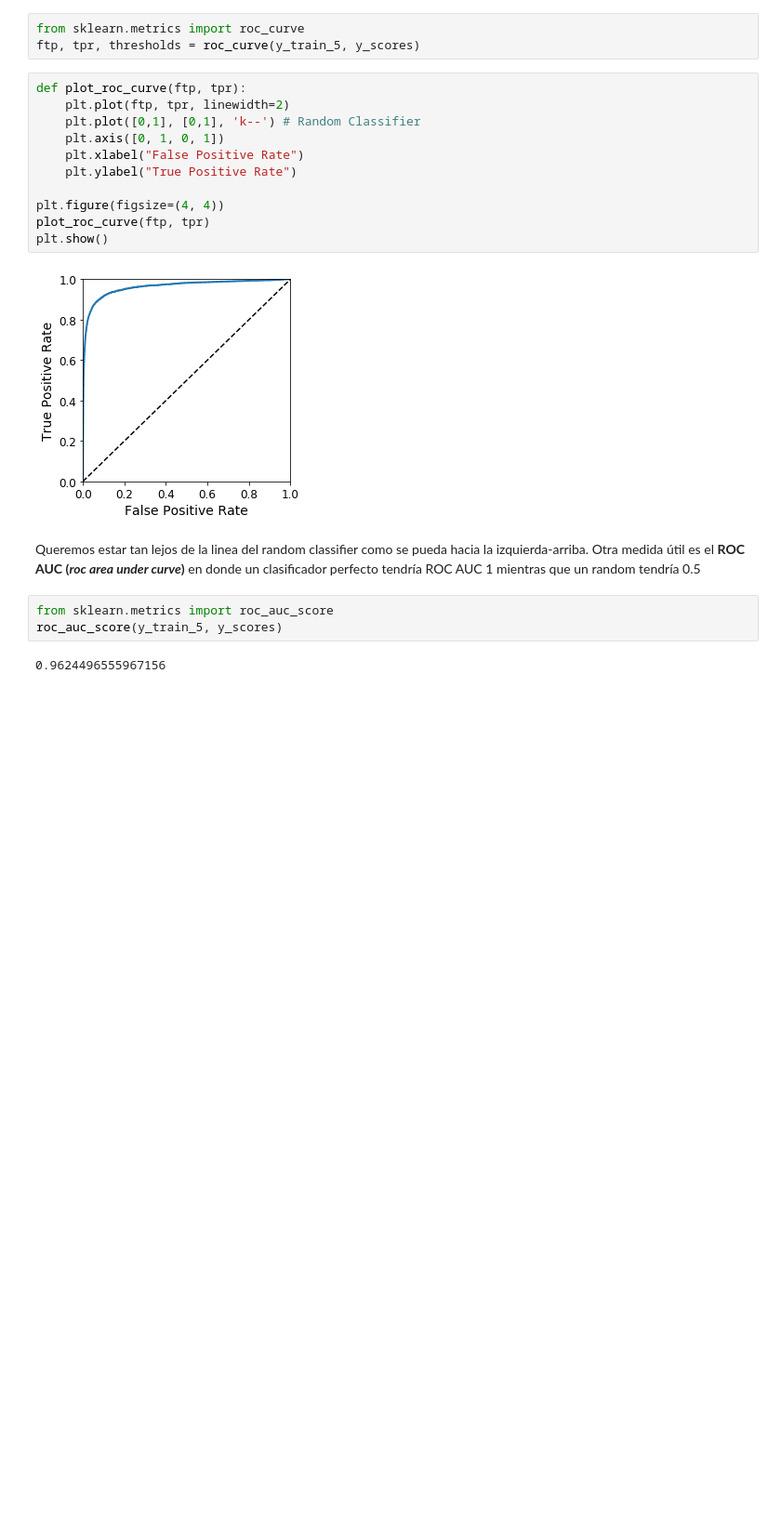
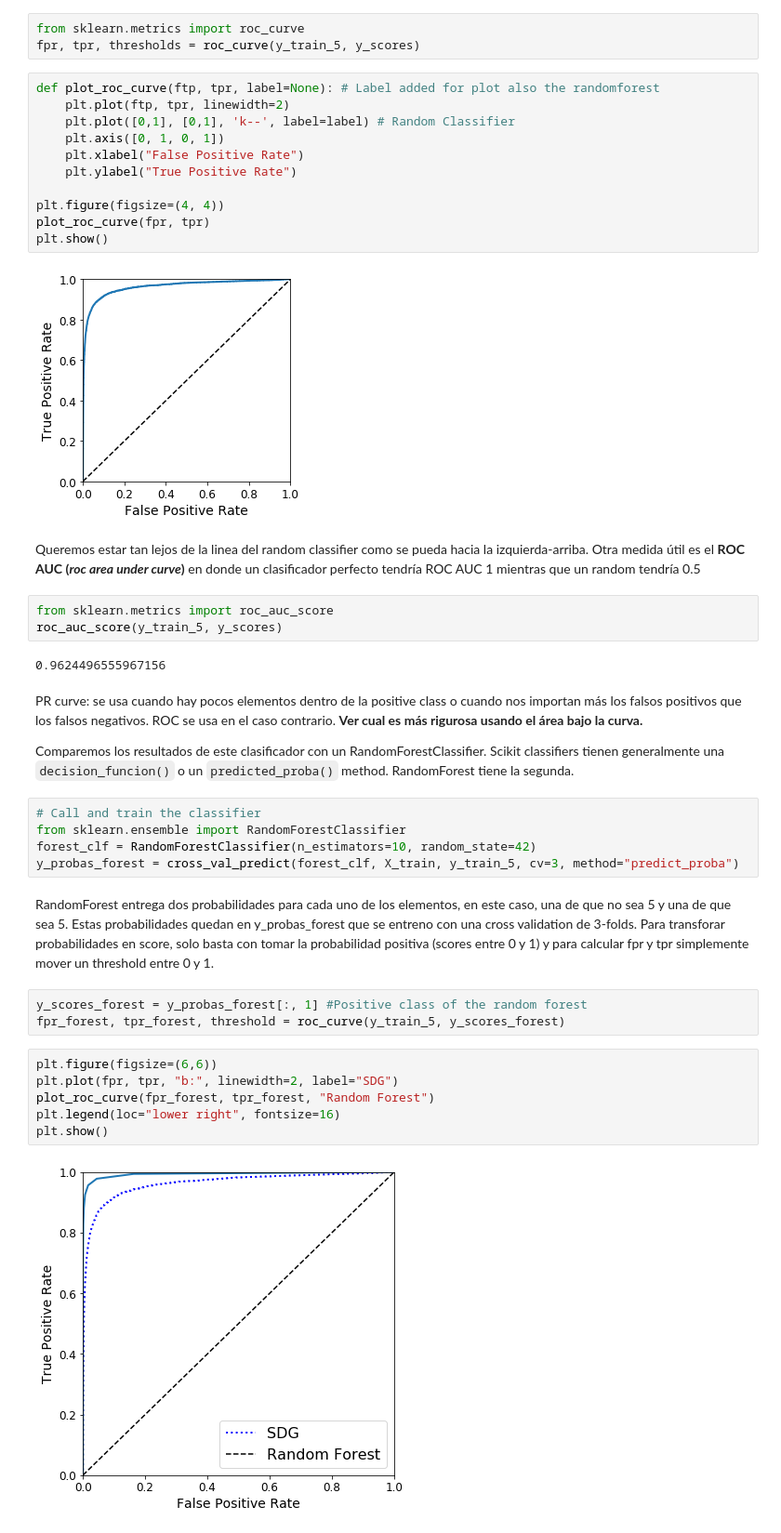
Before and after one commit to israfelsr/ML_Book_Practice, a Jupyter notebook: Chapter 3 - Classification.ipynb, the cells around one changed output. Shown at 93% size. Drawn from its saved outputs; the diff is of its cells as text; blank space fills up the shorter version.

```diff
--- a/Chapter 3 - Classification.ipynb
+++ b/Chapter 3 - Classification.ipynb
@@ -220,16 +227,16 @@ precision_score(y_train_5, y_train_pred_90), recall_score(y_train_5, y_train_pre
 # %%
 from sklearn.metrics import roc_curve
-ftp, tpr, thresholds = roc_curve(y_train_5, y_scores)
+fpr, tpr, thresholds = roc_curve(y_train_5, y_scores)
 # %%
-def plot_roc_curve(ftp, tpr):
+def plot_roc_curve(ftp, tpr, label=None): # Label added for plot also the randomforest
     plt.plot(ftp, tpr, linewidth=2)
-    plt.plot([0,1], [0,1], 'k--') # Random Classifier
+    plt.plot([0,1], [0,1], 'k--', label=label) # Random Classifier
     plt.axis([0, 1, 0, 1])
     plt.xlabel("False Positive Rate")
     plt.ylabel("True Positive Rate")
 
 plt.figure(figsize=(4, 4))
-plot_roc_curve(ftp, tpr)
+plot_roc_curve(fpr, tpr)
 plt.show()
 # %% [output]
 [figure]
@@ -240,3 +247,27 @@ from sklearn.metrics import roc_auc_score
 roc_auc_score(y_train_5, y_scores)
 # %% [output]
 0.9624496555967156
+# %% [markdown]
+PR curve: se usa cuando hay pocos elementos dentro de la positive class o cuando nos importan más los falsos positivos que los falsos negativos. ROC se usa en el caso contrario.
+**Ver cual es más rigurosa usando el área bajo la curva.**
+
+Comparemos los resultados de este clasificador con un RandomForestClassifier. Scikit classifiers tienen generalmente una ``decision_funcion()`` o un ``predicted_proba()`` method. RandomForest tiene la segunda.
+# %%
+# Call and train the classifier
+from sklearn.ensemble import RandomForestClassifier
+forest_clf = RandomForestClassifier(n_estimators=10, random_state=42)
+y_probas_forest = cross_val_predict(forest_clf, X_train, y_train_5, cv=3, method="predict_proba")
+# %% [markdown]
+RandomForest entrega dos probabilidades para cada uno de los elementos, en este caso, una de que no sea 5 y una de que sea 5. Estas probabilidades quedan en y_probas_forest que se entreno con una cross validation de 3-folds.
+Para transforar probabilidades en score, solo basta con tomar la probabilidad positiva (scores entre 0 y 1) y para calcular fpr y tpr simplemente mover un threshold entre 0 y 1.
+# %%
+y_scores_forest = y_probas_forest[:, 1] #Positive class of the random forest
+fpr_forest, tpr_forest, threshold = roc_curve(y_train_5, y_scores_forest)
+# %%
+plt.figure(figsize=(6,6))
+plt.plot(fpr, tpr, "b:", linewidth=2, label="SDG")
+plot_roc_curve(fpr_forest, tpr_forest, "Random Forest")
+plt.legend(loc="lower right", fontsize=16)
+plt.show()
+# %% [output]
+[figure, added]
```
Also changed, not shown: parts of 46 cells of this notebook.
